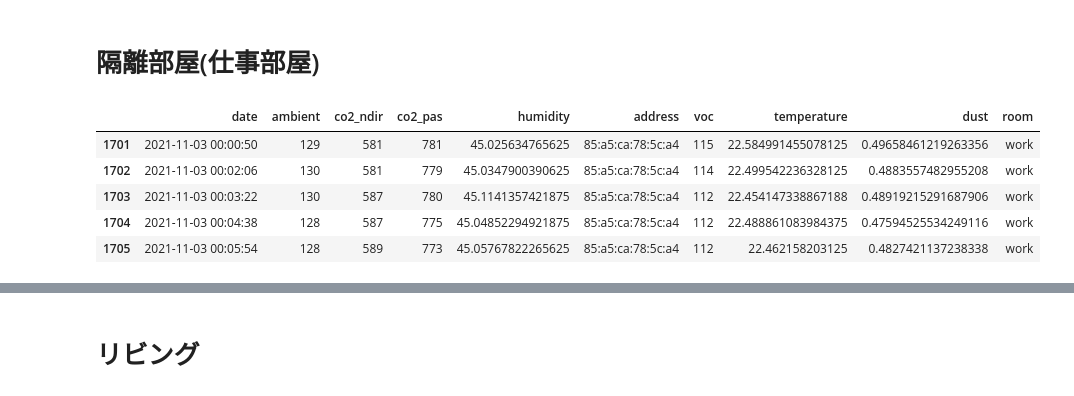
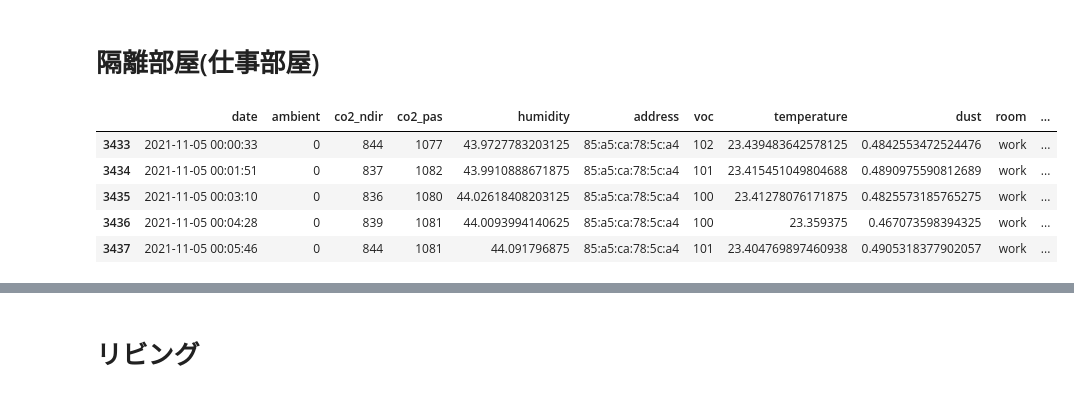
Before and after one commit to dkhmd/quarantine_helper, a Jupyter notebook: cloud/ml/env_model.ipynb, the cells around one changed output, grey strips where cells are left out. Saved outputs shown, nothing was run; the diff lists cells and outputs as text; code cells hidden in the pictures.

```diff
--- a/cloud/ml/env_model.ipynb
+++ b/cloud/ml/env_model.ipynb
@@ -67,15 +77,15 @@ def show_graph(df):
 # 隔離部屋(仕事部屋)
 # %%
 df_work = df[df['room'] == 'work']
-df_work = df[df['date'] >= '2021-11-03 00:00:00']
+df_work = df_work[(df_work['date'] >= '2021-11-05 00:00:00') & (df_work['date'] < '2021-11-06 00:00:00')]
 df_work.head()
 # %% [output]
-|  | date | ambient | co2_ndir | co2_pas | humidity | address | voc | temperature | dust | room |
-| 1701 | 2021-11-03 00:00:50 | 129 | 581 | 781 | 45.025634765625 | 85:a5:ca:78:5c:a4 | 115 | 22.584991455078125 | 0.49658461219263356 | work |
-| 1702 | 2021-11-03 00:02:06 | 130 | 581 | 779 | 45.0347900390625 | 85:a5:ca:78:5c:a4 | 114 | 22.499542236328125 | 0.4883557482955208 | work |
-| 1703 | 2021-11-03 00:03:22 | 130 | 587 | 780 | 45.1141357421875 | 85:a5:ca:78:5c:a4 | 112 | 22.454147338867188 | 0.48919215291687906 | work |
-| 1704 | 2021-11-03 00:04:38 | 128 | 587 | 775 | 45.04852294921875 | 85:a5:ca:78:5c:a4 | 112 | 22.488861083984375 | 0.47594525534249116 | work |
-| 1705 | 2021-11-03 00:05:54 | 128 | 589 | 773 | 45.05767822265625 | 85:a5:ca:78:5c:a4 | 112 | 22.462158203125 | 0.4827421137238338 | work |
+|  | date | ambient | co2_ndir | co2_pas | humidity | address | voc | temperature | dust | room | ... |
+| 3433 | 2021-11-05 00:00:33 | 0 | 844 | 1077 | 43.9727783203125 | 85:a5:ca:78:5c:a4 | 102 | 23.439483642578125 | 0.4842553472524476 | work | ... |
+| 3434 | 2021-11-05 00:01:51 | 0 | 837 | 1082 | 43.9910888671875 | 85:a5:ca:78:5c:a4 | 101 | 23.415451049804688 | 0.4890975590812689 | work | ... |
+| 3435 | 2021-11-05 00:03:10 | 0 | 836 | 1080 | 44.02618408203125 | 85:a5:ca:78:5c:a4 | 100 | 23.41278076171875 | 0.4825573185765275 | work | ... |
+| 3436 | 2021-11-05 00:04:28 | 0 | 839 | 1081 | 44.0093994140625 | 85:a5:ca:78:5c:a4 | 100 | 23.359375 | 0.467073598394325 | work | ... |
+| 3437 | 2021-11-05 00:05:46 | 0 | 844 | 1081 | 44.091796875 | 85:a5:ca:78:5c:a4 | 101 | 23.404769897460938 | 0.4905318377902057 | work | ... |
 # %%
 show_graph(df_work)
 # %% [output]
```
Also changed, not shown: parts of 7 cells of this notebook.
